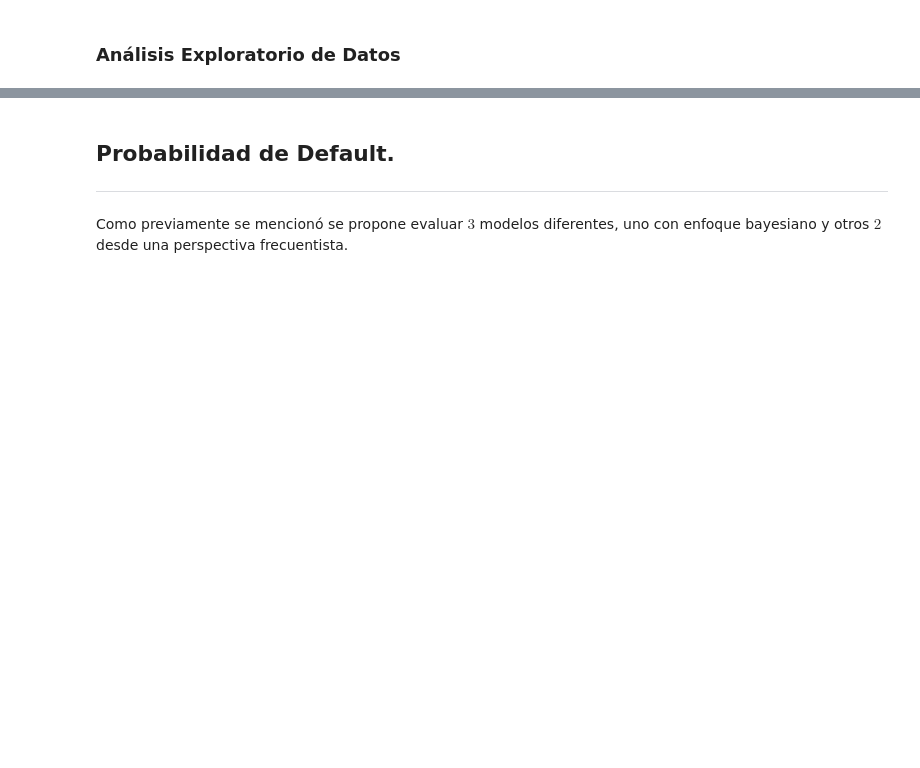
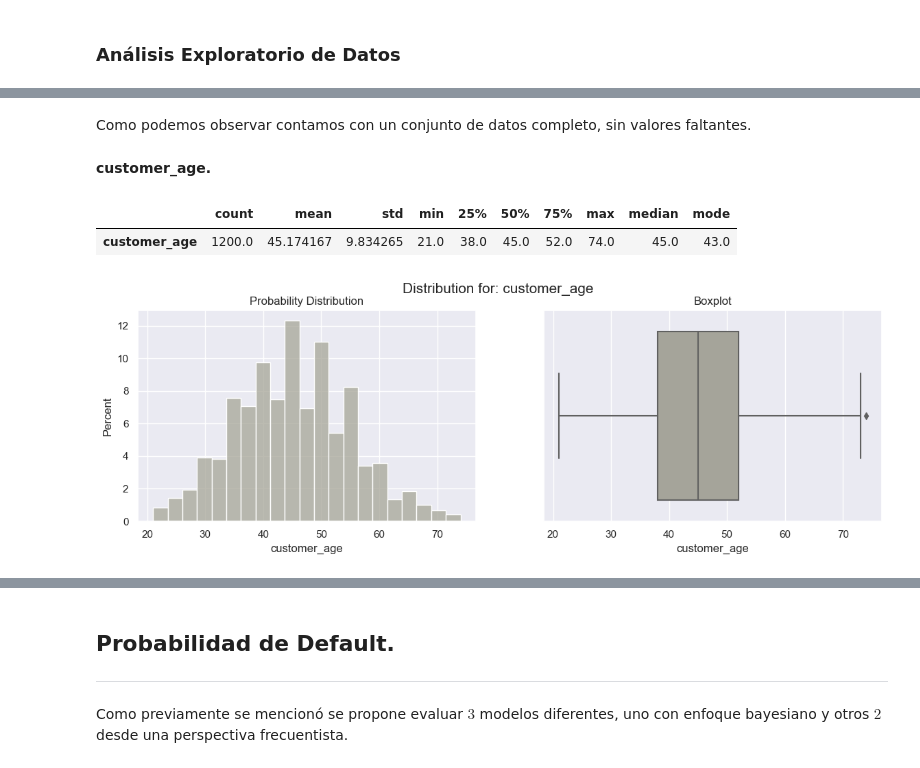
Before and after one commit to bmanica/optimal-interest-rate, a Jupyter notebook: OptimalRate_Implementation.ipynb, the cells around one changed output, grey strips where cells are left out. Saved outputs shown, nothing was run; the diff lists cells and outputs as text; code cells hidden in the pictures; blank space fills up the shorter version.

```diff
--- a/OptimalRate_Implementation.ipynb
+++ b/OptimalRate_Implementation.ipynb
@@ -117,0 +146,13 @@ raw_data.head()
+# %% [markdown]
+Como podemos observar contamos con un conjunto de datos completo, sin valores faltantes.
+# %% [markdown]
+**customer_age.**
+# %%
+# Let's get our EDA plots for customer_age
+fn.get_eda_plots(data=raw_data,
+                 feature='customer_age',
+                 is_discrete=False)
+# %% [output]
+|  | count | mean | std | min | 25% | 50% | 75% | max | median | mode |
+| customer_age | 1200.0 | 45.174167 | 9.834265 | 21.0 | 38.0 | 45.0 | 52.0 | 74.0 | 45.0 | 43.0 |
+[figure, added]
```
Also changed, not shown: parts of 46 cells of this notebook, 5 other files.
